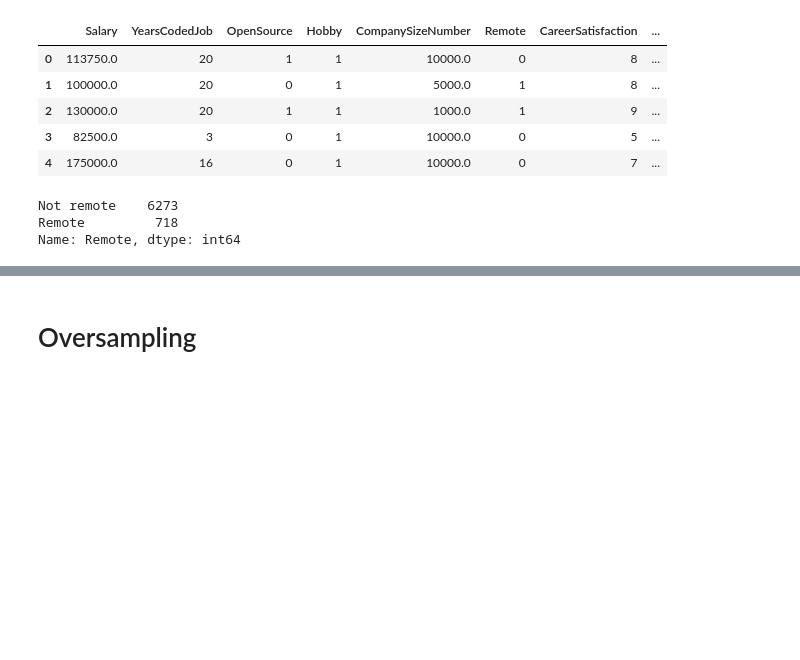
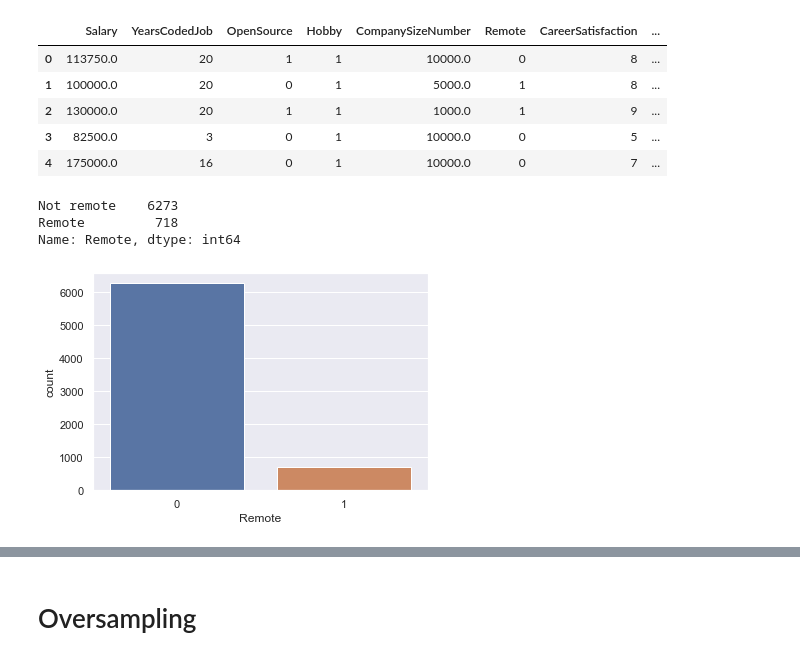
Before and after one commit to jvfe/ml4humans-exercises, a Jupyter notebook: 2.2/devs_Logreg.ipynb, the cells around one changed output, grey strips where cells are left out. Saved outputs shown, nothing was run; the diff lists cells and outputs as text; code cells hidden in the pictures; blank space fills up the shorter version.

```diff
--- a/2.2/devs_Logreg.ipynb
+++ b/2.2/devs_Logreg.ipynb
@@ -111,6 +111,11 @@ data['Remote'].value_counts()
 Not remote    6273
 Remote         718
 Name: Remote, dtype: int64
+# %%
+sns.countplot(x='Remote', data=data_bin)
+plt.show()
+# %% [output]
+[figure, added]
 # %%
 X = data_bin.drop('Remote', 1)
 y = data_bin['Remote']
```
Also changed, not shown: parts of 16 cells of this notebook.
